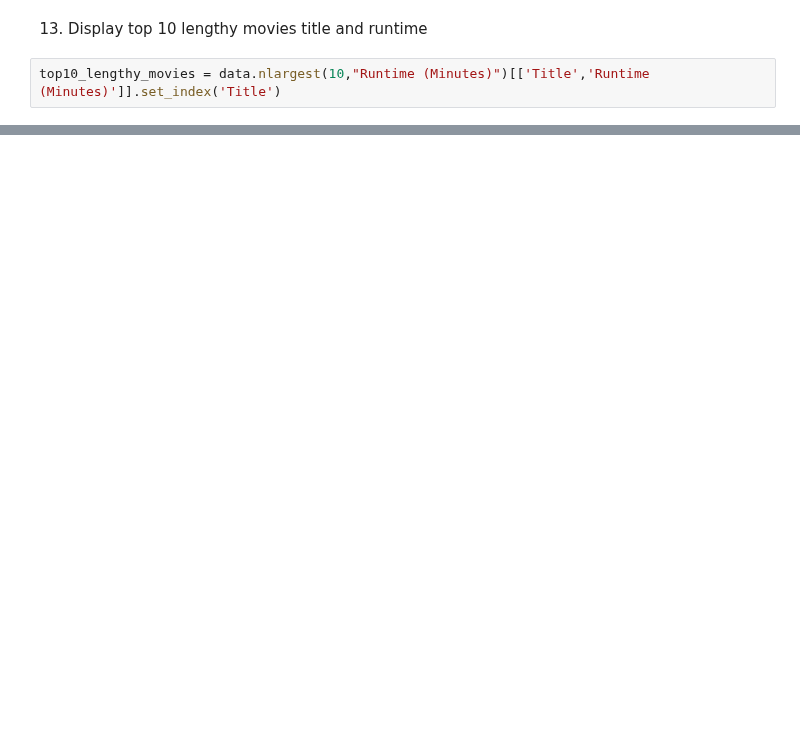
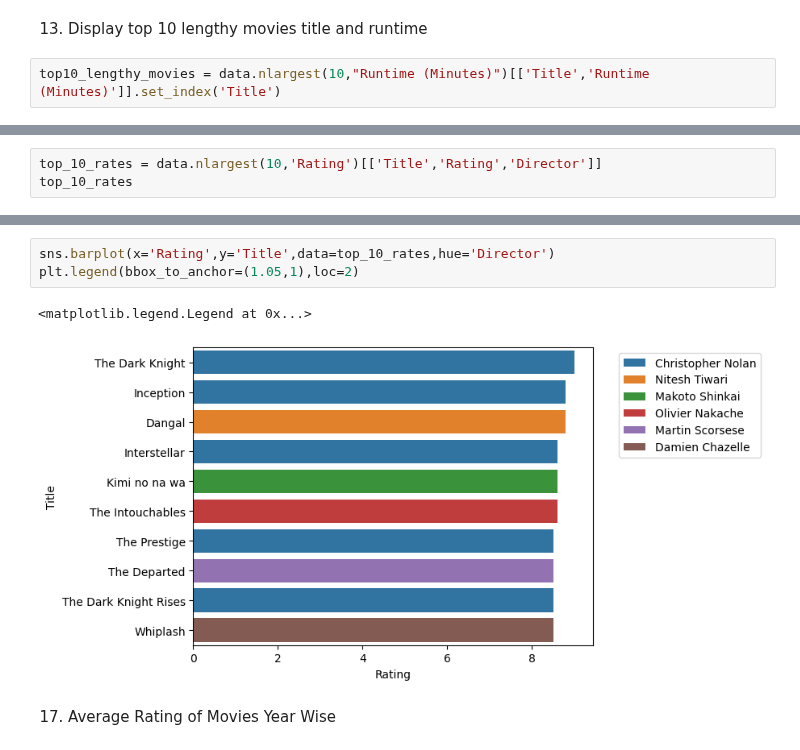
Before and after one commit to Sameer1295/IMDB-Data-analysis-using-Python, a Jupyter notebook: imdb-dashboard.ipynb, the cells around one changed output, grey strips where cells are left out. Drawn from its saved outputs; the diff is of its cells as text; blank space fills up the shorter version.

```diff
--- a/imdb-dashboard.ipynb
+++ b/imdb-dashboard.ipynb
@@ -301,0 +164,3 @@ sns.barplot(x='Runtime (Minutes)',y='Title',data=top10_lengthy_movies)
+# %%
+top_10_rates = data.nlargest(10,'Rating')[['Title','Rating','Director']]
+top_10_rates
@@ -301,0 +179,8 @@ sns.barplot(x='Runtime (Minutes)',y='Title',data=top10_lengthy_movies)
+# %%
+sns.barplot(x='Rating',y='Title',data=top_10_rates,hue='Director')
+plt.legend(bbox_to_anchor=(1.05,1),loc=2)
+# %% [output]
+<matplotlib.legend.Legend at 0x...>
+[figure, added]
+# %% [markdown]
+17. Average Rating of Movies Year Wise
```
Also changed, not shown: parts of 52 cells of this notebook.
